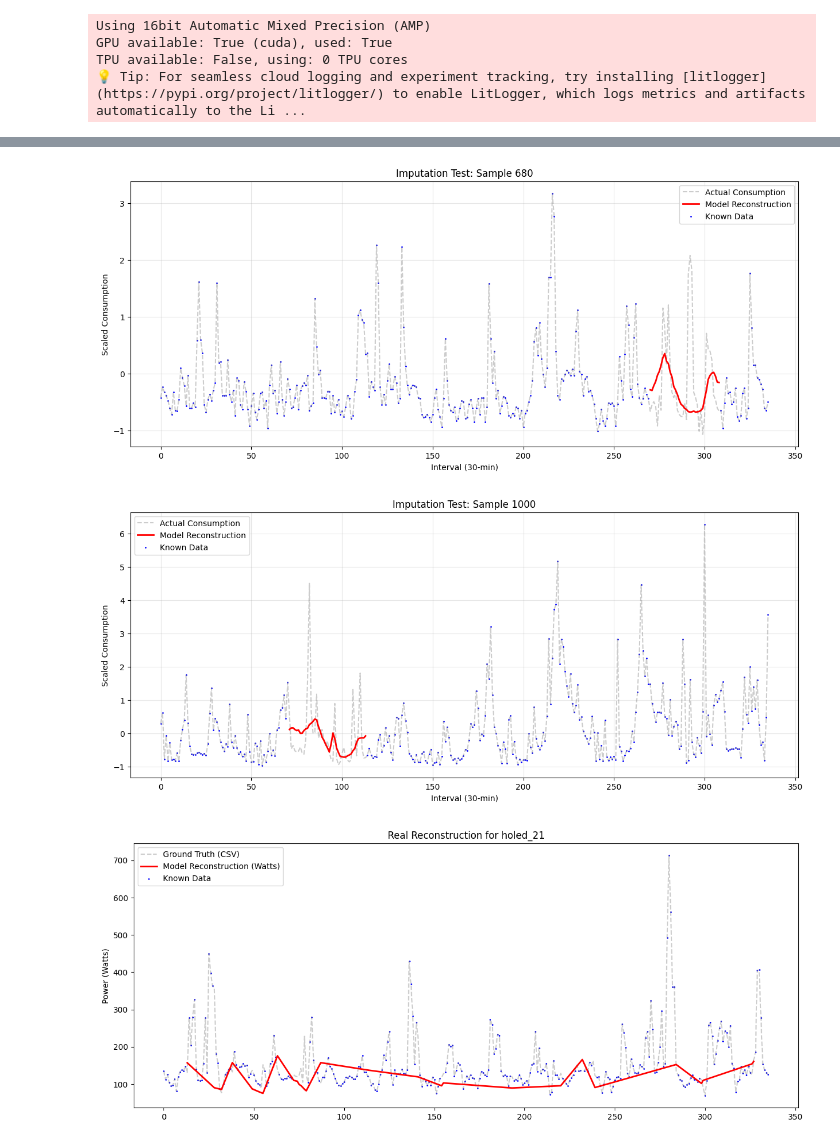
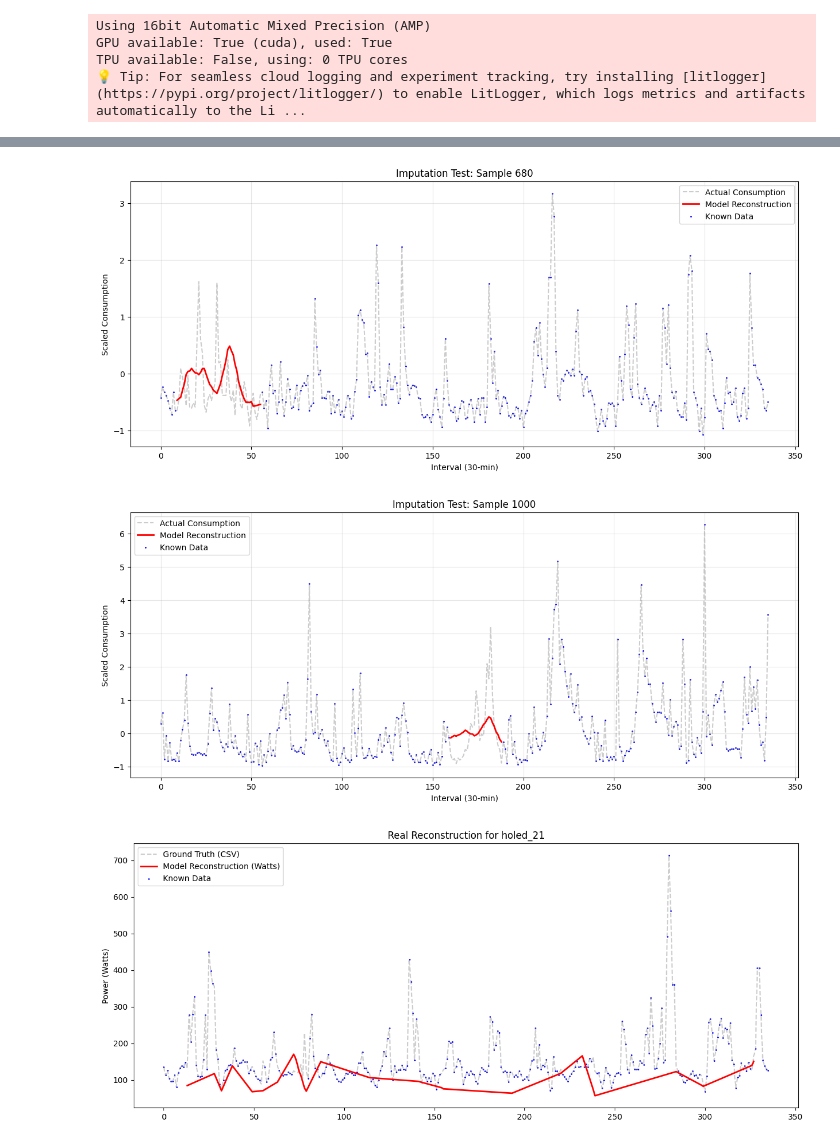
Before and after one commit to Sr-santi/seq2seq_electric_curves_reconstruction, a Jupyter notebook: customer_electricity_consumption_challenge.ipynb, the cells around one changed output, grey strips where cells are left out. Drawn from its saved outputs; the diff is of its cells as text; code cells hidden in the pictures.

```diff
--- a/customer_electricity_consumption_challenge.ipynb
+++ b/customer_electricity_consumption_challenge.ipynb
@@ -696,43 +696,31 @@ class EnergySeriesDataset(Dataset):
 
     def __getitem__(self, idx):
         meter_idx = idx // self.samples_per_meter
-        # strided window
         window_idx = idx % self.samples_per_meter
         time_start = window_idx * self.stride
-
-        # time_start = (idx % self.samples_per_meter)* self.stride
         end_point = time_start + self.window_size
 
-        # Final Safety Check:
         if end_point > self.total_time:
             time_start = self.total_time - self.window_size
             end_point = self.total_time
 
-        # 1. Get the 'Perfect' sequence from our Normal Pool (This is y)
         target_seq = self.meter_data[time_start:end_point, meter_idx]
 
-        # 2. Create a Synthetic Mask (1=Data, 0=NaN Hole)
         mask = np.ones(self.window_size, dtype='float32')
-        gap_len = np.random.randint(1, self.gap_len + 1) # Max 24h
-        gap_start = np.random.randint(0, self.window_size - gap_len)
+
+        # Seed with idx so the same sample always gets the same hole
+        rng = np.random.default_rng(seed=idx)
+        gap_len = rng.integers(int(self.gap_len / 2), self.gap_len + 1)
+        gap_start = rng.integers(0, self.window_size - gap_len)
         mask[gap_start : gap_start + gap_len] = 0
 
-        # 3. Create the Input (x)
-        # We 'hide' the target values where mask is 0
         holed_input = target_seq.copy()
-        holed_input[mask == 0] = 0.0 # Replace NaNs with 0.0 for the LSTM
+        holed_input[mask == 0] = 0.0
 
-        # 4. Get Grid + Time features
         grid_window = self.grid_features[time_start:end_point]
 
-        # 5. Stack into X (8 features total)
-        x = np.column_stack([
-            holed_input,
-            mask,
-            grid_window
-        ])
+        x = np.column_stack([holed_input, mask, grid_window])
 
-        # x: [336, 8], y: [336, 1], mask: [336, 1]
         return (torch.tensor(x),
                 torch.tensor(target_seq).unsqueeze(-1),
                 torch.tensor(mask).unsqueeze(-1))
@@ -840,14 +828,14 @@ class EnergyImputerModel(pl.LightningModule):
         )
 
         self.decoder = nn.Sequential(
-            nn.Linear(hidden_dim * 2, 512),
+            nn.Linear(hidden_dim * 2, 256),
             nn.ReLU(),
-            nn.Linear(512, 1024),
+            nn.Linear(256, 512),
             nn.ReLU(),
-            nn.Linear(1024, 1024),
+            nn.Linear(512, 512),
             nn.ReLU(),
             nn.Dropout(0.5),
-            nn.Linear(1024, window_size)
+            nn.Linear(512, window_size)
         )
 
         # self.decoder = nn.LSTM(
@@ -928,7 +916,7 @@ logger = TensorBoardLogger(save_dir=SAVE_DIR, name="lightning_logs")
 
 model = EnergyImputerModel(
     input_dim=8, hidden_dim=128, window_size=336,
-    num_layers=4, lr=5e-4, weight_decay=1e-5
+    num_layers=8, lr=5e-4, weight_decay=1e-5
 )
 
 logger = TensorBoardLogger(save_dir=SAVE_DIR, name="lightning_logs")
@@ -1116,8 +1104,8 @@ val_dataset = dm.val_dataset
 plot_reconstruction_test(model_lstm_imputer, val_dataset, device, sample_idx=680)
 plot_reconstruction_test(model_lstm_imputer, val_dataset, device, sample_idx=1000)
 # %% [output]
-[figure, old version]
+[figure, new version]
-[figure, old version]
+[figure, new version]
 # %%
 def plot_real_reconstruction(model, meter_id, df_holed, df_ground_truth, grid_df, scaler, device):
     """
@@ -1165,28 +1154,28 @@ def plot_real_reconstruction(model, meter_id, df_holed, df_ground_truth, grid_df
     plt.legend()
     plt.show()
 # %%
-test_meter_id = df_train_holed.columns[9]
+test_meter_id = df_train_holed.columns[20]
 
 first_nan_idx = df_train_holed[test_meter_id].isna().idxmax()
 start_pos = max(0, df_train_holed.index.get_loc(first_nan_idx) - 168)
 end_pos = start_pos + 336
 
 # USE THE TRAINING SCALER — not a new one!
 col_idx = list(df_train_holed.columns).index(test_meter_id)
 test_scaler = StandardScaler()
 test_scaler.mean_ = np.array([scaler_holed.mean_[col_idx]])
 test_scaler.scale_ = np.array([scaler_holed.scale_[col_idx]])
 test_scaler.var_ = np.array([scaler_holed.var_[col_idx]])
 test_scaler.n_features_in_ = 1
 
 plot_real_reconstruction(
     model=model_lstm_imputer,
     meter_id=test_meter_id,
     df_holed=df_train_holed.iloc[start_pos:end_pos],
     df_ground_truth=y_train_data.iloc[start_pos:end_pos],
     grid_df=grid_pulse_enriched.iloc[start_pos:end_pos],
     scaler=test_scaler,
     device=device
 )
 # %% [output]
-[figure, old version]
+[figure, new version]
```
Also changed, not shown: parts of 3 cells of this notebook.
